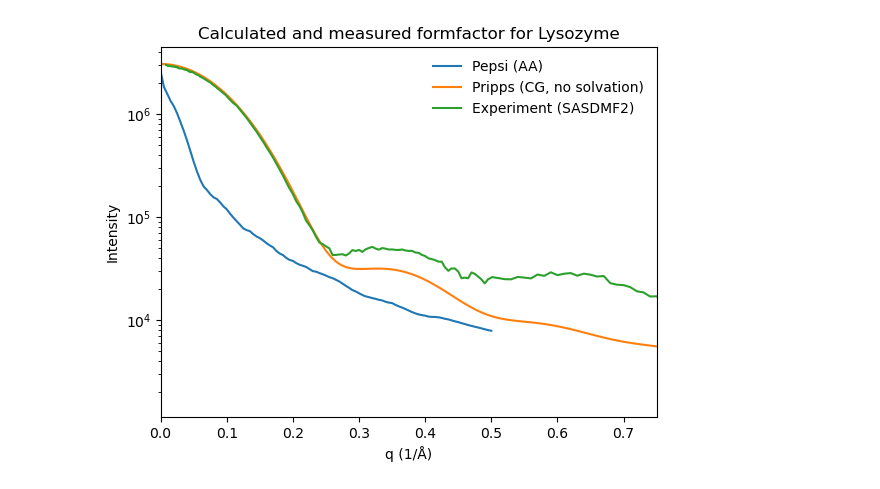
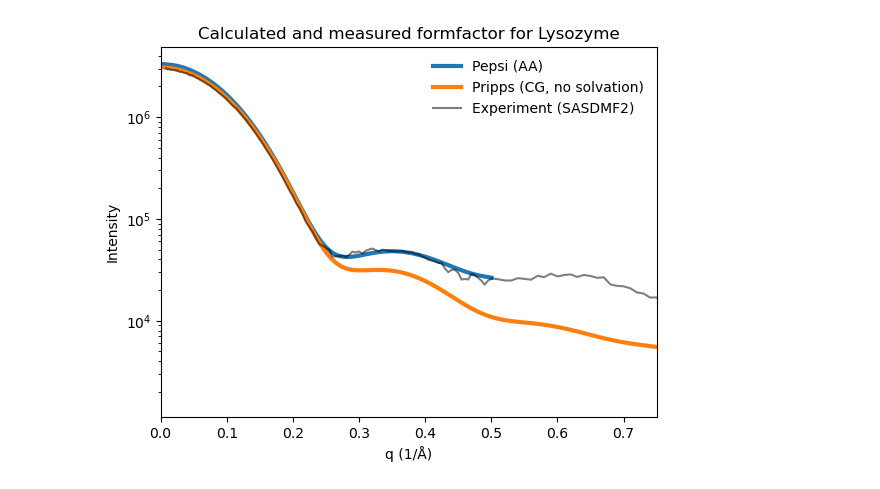
Before and after one commit to mlund/pripps, a Jupyter notebook: assets/4lzt_plot.ipynb, the cells around one changed output. Cells and saved outputs as stored; diff of their text form; code cells hidden in the pictures.

Commit message:
Update pepsi output

```diff
--- a/assets/4lzt_plot.ipynb
+++ b/assets/4lzt_plot.ipynb
@@ -5,27 +5,27 @@ import numpy as np
 import matplotlib.pyplot as plt
 # %%
 # Pepsi (AA)
-scaling = 9.14376e-08  # "Intensity Scaling" from .log file
+scaling = 3.34523e-09  # "Intensity Scaling" from .log file
 q, Itotal, Iatomic, Iexcluded, Ihydration, AatAev, AatAhs, AevAhs = np.loadtxt(
-    "4lzt_pepsi.out", unpack=True
+    "4lzt.out", unpack=True
 )
-plt.plot(q, Itotal / scaling, label="Pepsi (AA)")
+plt.plot(q, Itotal / scaling, label="Pepsi (AA)", lw=3)
 
 # Pripps (CG)
 q, I = np.loadtxt("4lzt.cg_intensity.dat", unpack=True)
-plt.plot(q, I, label="Pripps (CG, no solvation)")
+plt.plot(q, I, label="Pripps (CG, no solvation)", lw=3)
 
 # Experiment
 q, I, b = np.loadtxt("SASDMF2.dat", unpack=True)
-plt.plot(q, I * 0.7e5, label="Experiment (SASDMF2)")
+plt.plot(q, I * 0.7e5, 'k-', label="Experiment (SASDMF2)", alpha=0.5)
 
 # Plot details
 plt.title("Calculated and measured formfactor for Lysozyme")
 plt.yscale("log")
 plt.legend(loc=0, frameon=False)
 plt.xlim(0, 0.75)
 plt.xlabel("q (1/Å)")
 plt.ylabel("Intensity")
 plt.show()
 # %% [output]
-[figure, old version]
+[figure, new version]
```
Also changed, not shown: 3 other files.
